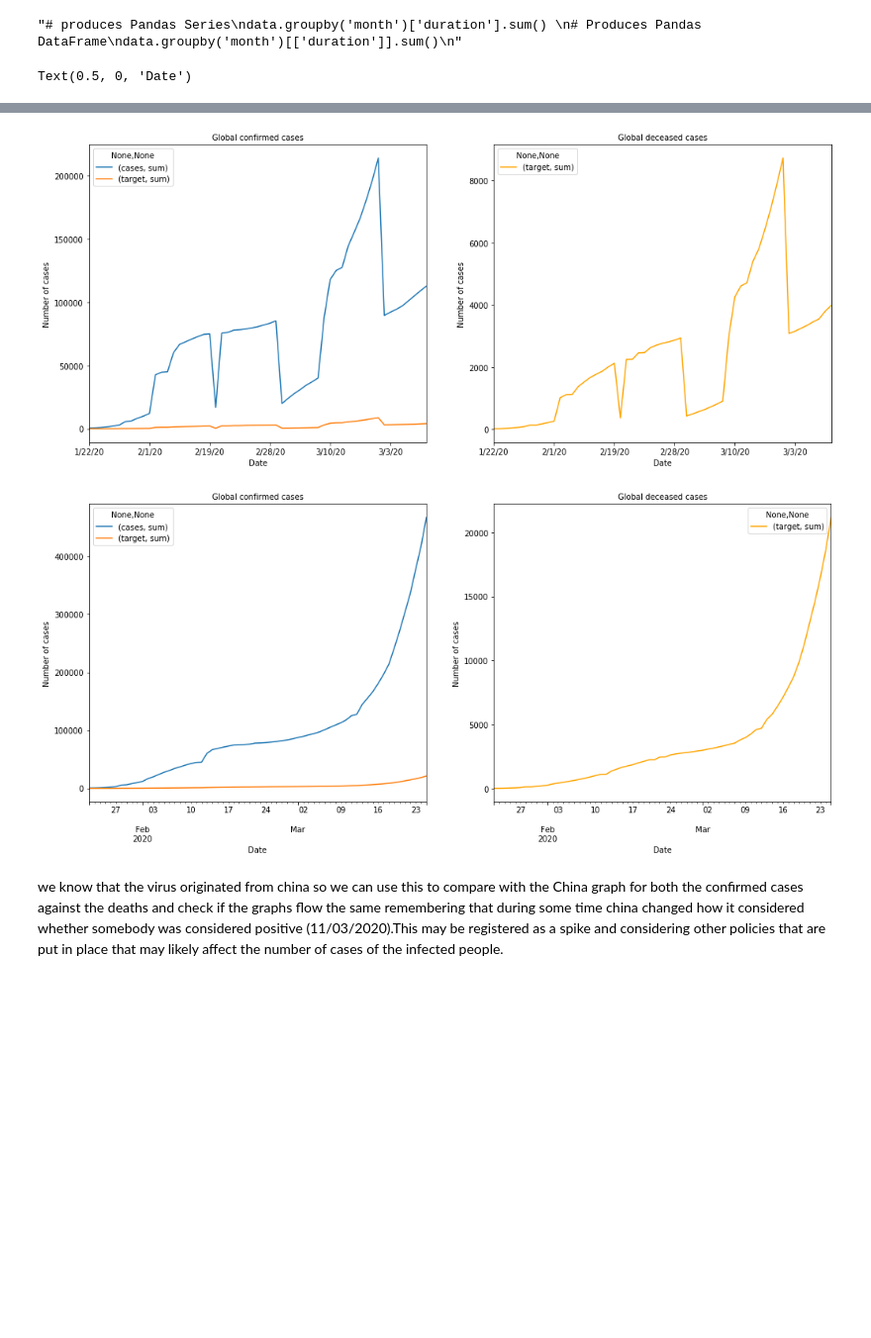
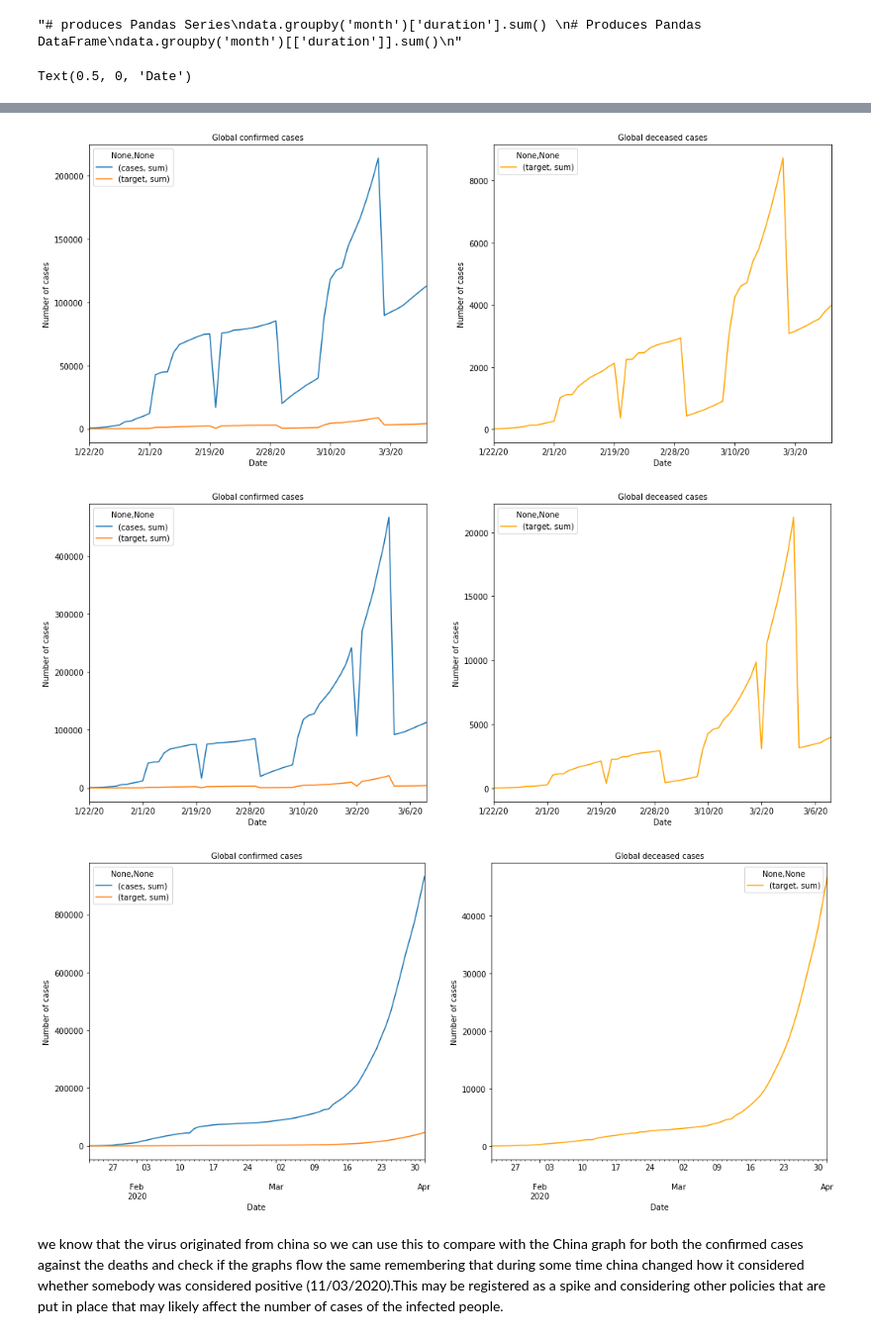
Before and after one commit to pythonfrankcc/CORONA_covid19, a Jupyter notebook: covid19CM.ipynb, the cells around one changed output, grey strips where cells are left out. Shown at 99% size. Cells and saved outputs as stored; diff of their text form; code cells hidden in the pictures; blank space fills up the shorter version.

Commit message:
changed into data3

```diff
--- a/covid19CM.ipynb
+++ b/covid19CM.ipynb
@@ -22,9 +23,10 @@ for dirname, _, filenames in os.walk('/kaggle/input'):
 # %%
 #let us start by reading the data using pandas
-data = pd.read_csv ("../input/train_with_continents.csv")
+data = pd.read_csv ("../input/covid19all/train_with_continents.csv")
 # %%
-data1 = pd.read_csv ("../input/train_week_1_ahead.csv")
-data2 = pd.read_csv ("../input/train_week_two_data.csv")
+data1 = pd.read_csv ("../input/covid19all/train_week_1_ahead.csv")
+data2 = pd.read_csv ("../input/covid19all/train_week_two_data.csv")
+data3 = pd.read_csv("../input/last-week-covid/last week.csv")
 # %%
 '''lets look at whether the data is of the same size and shape so that we can append the necessary columns to the
 latest dataset which is data2
@@ -87,6 +91,6 @@ that is going to be easily used during EDA
 '''
 from datetime import datetime
 #data2['Date'] = pd.to_datetime(data2['Date'], format = '%m/%d/%Y')
-data2['Date'] = pd.to_datetime(data2['Date'])
+data3['Date'] = pd.to_datetime(data3['Date'])
 # %%
 #lets see if the data.dtype for the date column has changed
@@ -202,34 +211,51 @@ fatalities_total_date = data1.groupby(['Date']).agg({'target':['sum']})
 total_date = confirmed_total_date.join(fatalities_total_date)
 
 fig, (ax1, ax2) = plt.subplots(1, 2, figsize=(17,7))
 total_date.plot(ax=ax1)
 ax1.set_title("Global confirmed cases", size=10)
 ax1.set_ylabel("Number of cases", size=10)
 ax1.set_xlabel("Date", size=10)
 fatalities_total_date.plot(ax=ax2, color='orange')
 ax2.set_title("Global deceased cases", size=10)
 ax2.set_ylabel("Number of cases", size=10)
 ax2.set_xlabel("Date", size=10)
 
 #for week three
 confirmed_total_date = data2.groupby(['Date']).agg({'cases':['sum']})
 fatalities_total_date = data2.groupby(['Date']).agg({'target':['sum']})
 total_date = confirmed_total_date.join(fatalities_total_date)
 
 fig, (ax1, ax2) = plt.subplots(1, 2, figsize=(17,7))
 total_date.plot(ax=ax1)
 ax1.set_title("Global confirmed cases", size=10)
 ax1.set_ylabel("Number of cases", size=10)
 ax1.set_xlabel("Date", size=10)
 fatalities_total_date.plot(ax=ax2, color='orange')
 ax2.set_title("Global deceased cases", size=10)
 ax2.set_ylabel("Number of cases", size=10)
 ax2.set_xlabel("Date", size=10)
+
+
+#for the last week
+confirmed_total_date = data3.groupby(['Date']).agg({'cases':['sum']})
+fatalities_total_date = data3.groupby(['Date']).agg({'target':['sum']})
+total_date = confirmed_total_date.join(fatalities_total_date)
+
+fig, (ax1, ax2) = plt.subplots(1, 2, figsize=(17,7))
+total_date.plot(ax=ax1)
+ax1.set_title("Global confirmed cases", size=10)
+ax1.set_ylabel("Number of cases", size=10)
+ax1.set_xlabel("Date", size=10)
+fatalities_total_date.plot(ax=ax2, color='orange')
+ax2.set_title("Global deceased cases", size=10)
+ax2.set_ylabel("Number of cases", size=10)
+ax2.set_xlabel("Date", size=10)
 # %% [output]
 Text(0.5, 0, 'Date')
 [figure]
 [figure]
-[figure, old version]
+[figure, new version]
+[figure, added]
 # %% [markdown]
 we know that the virus originated from china so we can use this to compare with the China graph for both the confirmed cases against the deaths and check if the graphs flow the same remembering that during some time china changed how it considered whether somebody was considered positive (11/03/2020).This may be registered as a spike and considering other policies that are put in place that may likely affect the number of cases of the infected people.
 # %%
```
Also changed, not shown: parts of 45 cells of this notebook, 1 other file.
